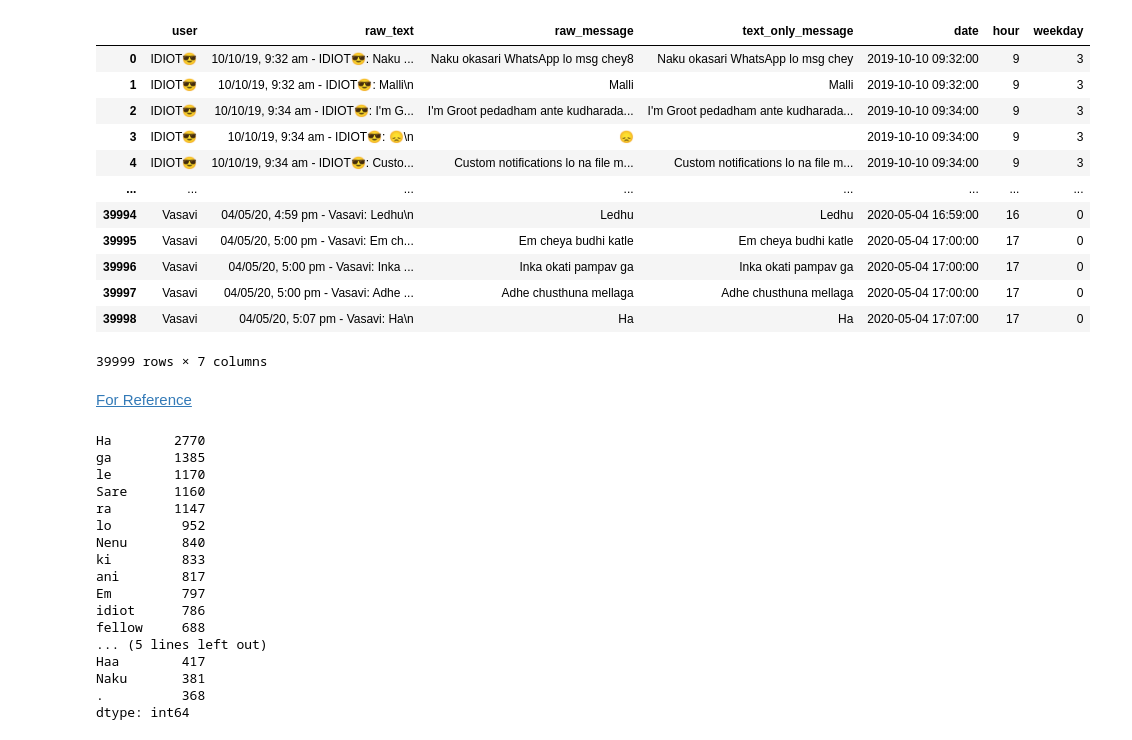
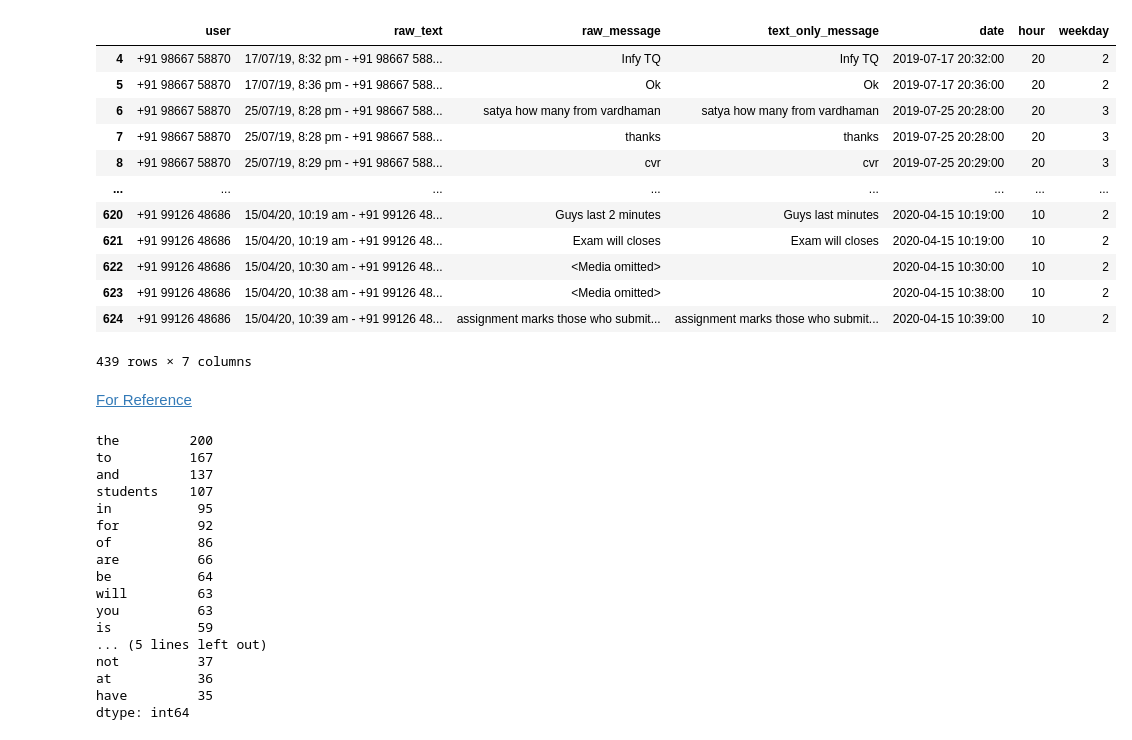
Before and after one commit to SriSatyaLokesh/some-app-for-whatsapp, a Jupyter notebook: notebooks/analytics/Word_Generator_demo-Vasavi.ipynb, the cells around one changed output. Cells and saved outputs as stored; diff of their text form; code cells hidden in the pictures.

```diff
--- a/notebooks/analytics/Word_Generator_demo-Vasavi.ipynb
+++ b/notebooks/analytics/Word_Generator_demo-Vasavi.ipynb
@@ -194,68 +194,68 @@ class Cleaner:
     """
 
     df['date'] =  df.apply(lambda df : df['raw_text'].split(" - ")[0],axis=1)
 
     temp = ["%d/%m/%Y, %I:%M %p" , "%d/%m/%y, %I:%M %p" , "%d/%m/%Y, %H:%M" , "%d/%m/%y, %H:%M" ,
         "%d/%Y/%m, %I:%M %p" , "%d/%y/%m, %I:%M %p" , "%d/%Y/%m, %H:%M" , "%d/%y/%m, %H:%M" ,
         "%Y/%m/%d, %I:%M %p" , "%y/%m/%d, %I:%M %p" , "%Y/%m/%d, %H:%M" , "%y/%m/%d, %H:%M" ,
         "%Y/%d/%m, %I:%M %p" , "%y/%d/%m, %I:%M %p" , "%Y/%d/%m, %H:%M" , "%y/%d/%m, %H:%M" ,
         "%m/%Y/%d, %I:%M %p" , "%m/%y/%d, %I:%M %p" , "%m/%Y/%d, %H:%M" , "%m/%y/%d, %H:%M" ,
         "%m/%d/%Y, %I:%M %p" , "%m/%d/%y, %I:%M %p" , "%m/%d/%Y, %H:%M" , "%m/%d/%y, %H:%M"]
 
     for formats in temp:
       try:
         df['date'] = pd.to_datetime(df['date'], format=formats)
       except:
         continue
     df['hour'] = df['date'].dt.hour
     df['weekday'] = df['date'].dt.weekday
 
     return df
 
-chat_file = 'WhatsApp Chat with IDIOT😎.txt'
+chat_file = 'WhatsApp Chat with CSE 2K16-2K20_VASAVI.txt'
 clean = Cleaner(chat_file)
 df = clean._get_data()
 df = clean._get_message(df)
 df = clean._get_text_only_message(df)
 df = clean._remove_inactive_users(df)
 df = clean._get_datetime(df)
 df
 # %% [output]
 |  | user | raw_text | raw_message | text_only_message | date | hour | weekday |
-| 0 | IDIOT😎 | 10/10/19, 9:32 am - IDIOT😎: Naku ... | Naku okasari WhatsApp lo msg chey8 | Naku okasari WhatsApp lo msg chey | 2019-10-10 09:32:00 | 9 | 3 |
-| 1 | IDIOT😎 | 10/10/19, 9:32 am - IDIOT😎: Malli\n | Malli | Malli | 2019-10-10 09:32:00 | 9 | 3 |
-| 2 | IDIOT😎 | 10/10/19, 9:34 am - IDIOT😎: I'm G... | I'm Groot pedadham ante kudharada... | I'm Groot pedadham ante kudharada... | 2019-10-10 09:34:00 | 9 | 3 |
-| 3 | IDIOT😎 | 10/10/19, 9:34 am - IDIOT😎: 😞\n | 😞 |  | 2019-10-10 09:34:00 | 9 | 3 |
-| 4 | IDIOT😎 | 10/10/19, 9:34 am - IDIOT😎: Custo... | Custom notifications lo na file m... | Custom notifications lo na file m... | 2019-10-10 09:34:00 | 9 | 3 |
+| 4 | +91 98667 58870 | 17/07/19, 8:32 pm - +91 98667 588... | Infy TQ | Infy TQ | 2019-07-17 20:32:00 | 20 | 2 |
+| 5 | +91 98667 58870 | 17/07/19, 8:36 pm - +91 98667 588... | Ok | Ok | 2019-07-17 20:36:00 | 20 | 2 |
+| 6 | +91 98667 58870 | 25/07/19, 8:28 pm - +91 98667 588... | satya how many from vardhaman | satya how many from vardhaman | 2019-07-25 20:28:00 | 20 | 3 |
+| 7 | +91 98667 58870 | 25/07/19, 8:28 pm - +91 98667 588... | thanks | thanks | 2019-07-25 20:28:00 | 20 | 3 |
+| 8 | +91 98667 58870 | 25/07/19, 8:29 pm - +91 98667 588... | cvr | cvr | 2019-07-25 20:29:00 | 20 | 3 |
 | ... | ... | ... | ... | ... | ... | ... | ... |
-| 39994 | Vasavi | 04/05/20, 4:59 pm - Vasavi: Ledhu\n | Ledhu | Ledhu | 2020-05-04 16:59:00 | 16 | 0 |
-| 39995 | Vasavi | 04/05/20, 5:00 pm - Vasavi: Em ch... | Em cheya budhi katle | Em cheya budhi katle | 2020-05-04 17:00:00 | 17 | 0 |
-| 39996 | Vasavi | 04/05/20, 5:00 pm - Vasavi: Inka ... | Inka okati pampav ga | Inka okati pampav ga | 2020-05-04 17:00:00 | 17 | 0 |
-| 39997 | Vasavi | 04/05/20, 5:00 pm - Vasavi: Adhe ... | Adhe chusthuna mellaga | Adhe chusthuna mellaga | 2020-05-04 17:00:00 | 17 | 0 |
-| 39998 | Vasavi | 04/05/20, 5:07 pm - Vasavi: Ha\n | Ha | Ha | 2020-05-04 17:07:00 | 17 | 0 |
+| 620 | +91 99126 48686 | 15/04/20, 10:19 am - +91 99126 48... | Guys last 2 minutes | Guys last minutes | 2020-04-15 10:19:00 | 10 | 2 |
+| 621 | +91 99126 48686 | 15/04/20, 10:19 am - +91 99126 48... | Exam will closes | Exam will closes | 2020-04-15 10:19:00 | 10 | 2 |
+| 622 | +91 99126 48686 | 15/04/20, 10:30 am - +91 99126 48... | <Media omitted> |  | 2020-04-15 10:30:00 | 10 | 2 |
+| 623 | +91 99126 48686 | 15/04/20, 10:38 am - +91 99126 48... | <Media omitted> |  | 2020-04-15 10:38:00 | 10 | 2 |
+| 624 | +91 99126 48686 | 15/04/20, 10:39 am - +91 99126 48... | assignment marks those who submit... | assignment marks those who submit... | 2020-04-15 10:39:00 | 10 | 2 |
-39999 rows × 7 columns
+439 rows × 7 columns
 # %% [markdown]
 [For Reference](https://stackoverflow.com/questions/46786211/counting-the-frequency-of-words-in-a-pandas-data-frame)
 # %%
 frequent_words = pd.Series(' '.join(df.text_only_message).split()).value_counts()[:20]
 frequent_words
 # %% [output]
-Ha        2770
-ga        1385
-le        1170
-Sare      1160
-ra        1147
-lo         952
-Nenu       840
-ki         833
-ani        817
-Em         797
-idiot      786
-fellow     688
+the         200
+to          167
+and         137
+students    107
+in           95
+for          92
+of           86
+are          66
+be           64
+will         63
+you          63
+is           59
 ... (5 lines left out)
-Haa        417
-Naku       381
-.          368
+not          37
+at           36
+have         35
 dtype: int64
 # %%
 frequent_words = frequent_words.to_dict()
```
Also changed, not shown: parts of 3 cells of this notebook.
